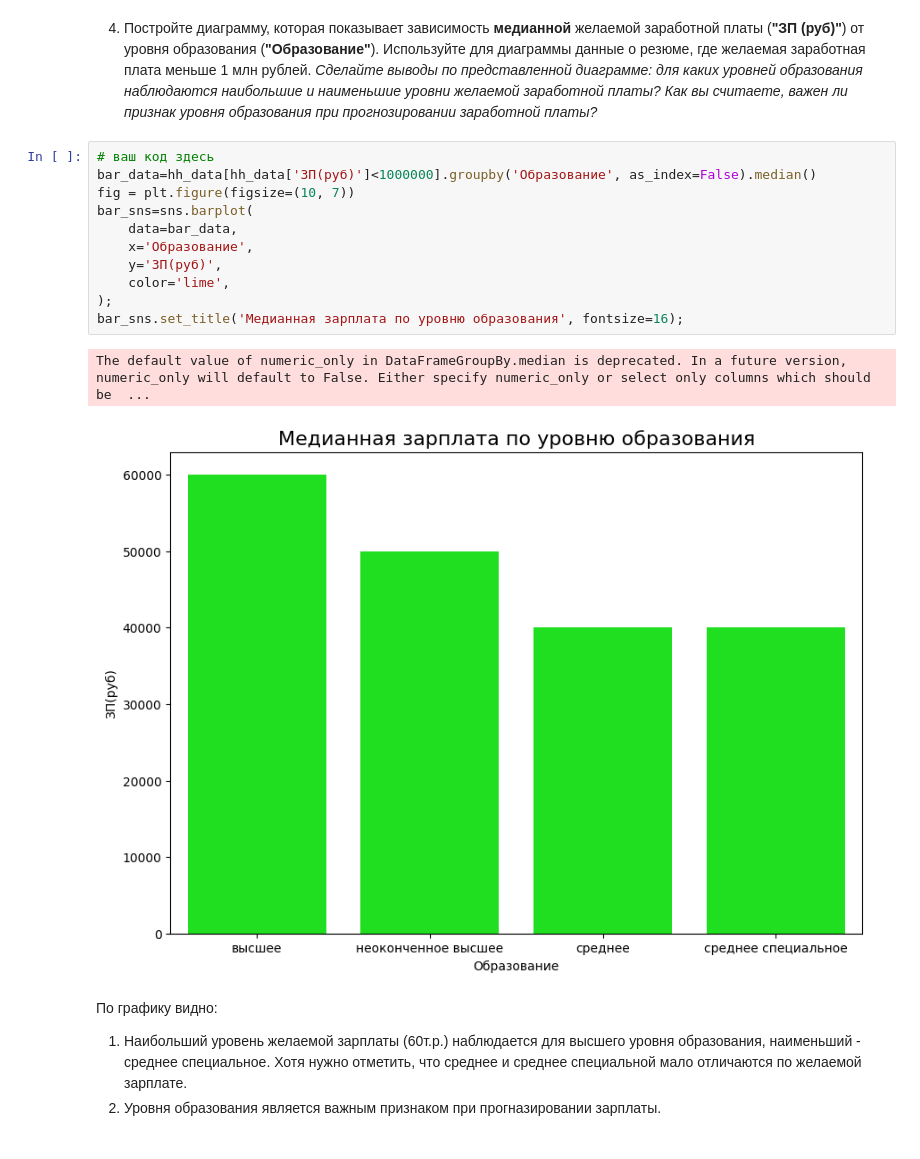
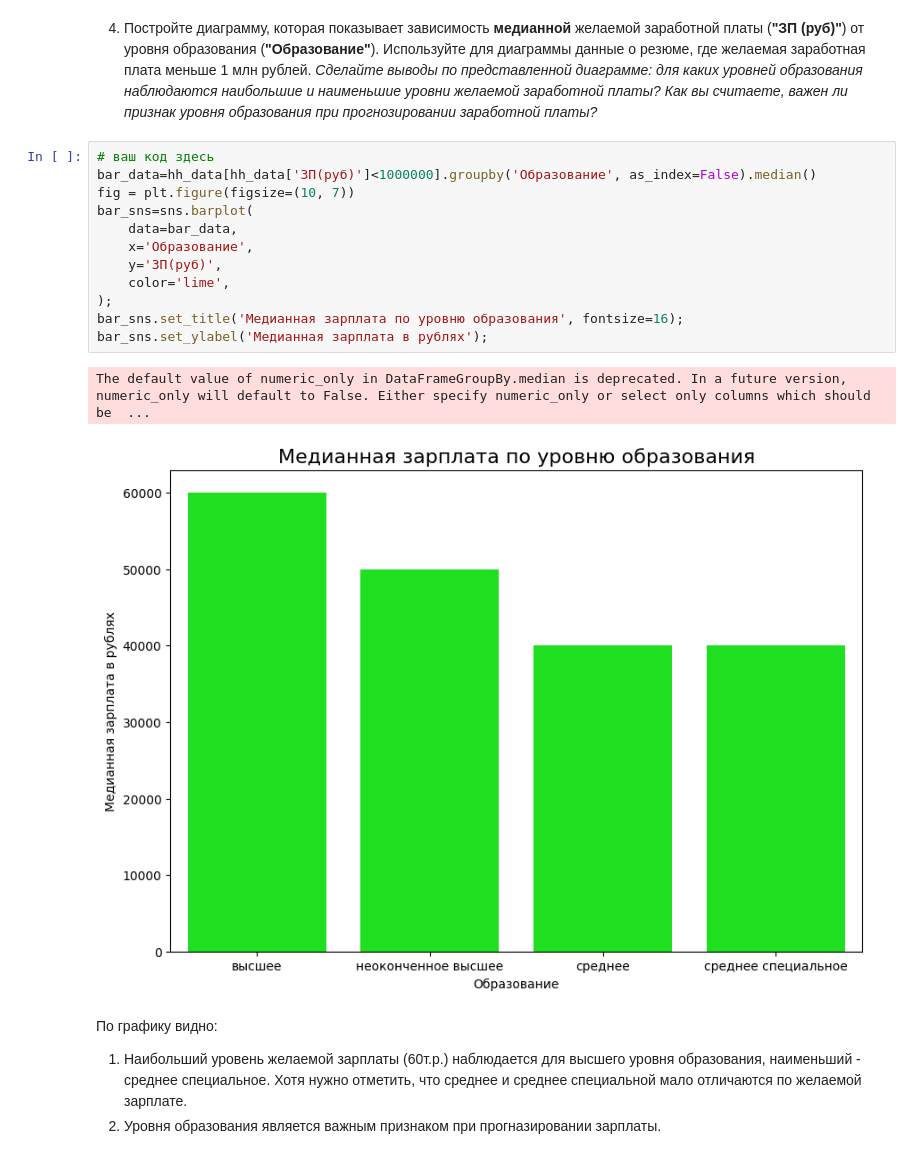
Before and after one commit to ASGlazyrin/ASG_SF_Rep, a Jupyter notebook: project_1/Project-1.ipynb, the cells around one changed output. Cells and saved outputs as stored; diff of their text form.

```diff
--- a/project_1/Project-1.ipynb
+++ b/project_1/Project-1.ipynb
@@ -587,17 +596,18 @@ axes[1].grid()
 # %%
 # ваш код здесь
 bar_data=hh_data[hh_data['ЗП(руб)']<1000000].groupby('Образование', as_index=False).median()
 fig = plt.figure(figsize=(10, 7))
 bar_sns=sns.barplot(
     data=bar_data,
     x='Образование',
     y='ЗП(руб)',
     color='lime',
 );
 bar_sns.set_title('Медианная зарплата по уровню образования', fontsize=16);
+bar_sns.set_ylabel('Медианная зарплата в рублях');
 # %% [output]
 The default value of numeric_only in DataFrameGroupBy.median is deprecated. In a future version, numeric_only will default to False. Either specify numeric_only or select only columns which should be  ...
-[figure, old version]
+[figure, new version]
 # %% [markdown]
 По графику видно:
 1. Наибольший уровень желаемой зарплаты (60т.р.) наблюдается для высшего уровня образования, наименьший - среднее специальное. Хотя нужно отметить, что среднее и среднее специальной мало отличаются по желаемой зарплате.
```
Also changed, not shown: parts of 10 cells of this notebook.
